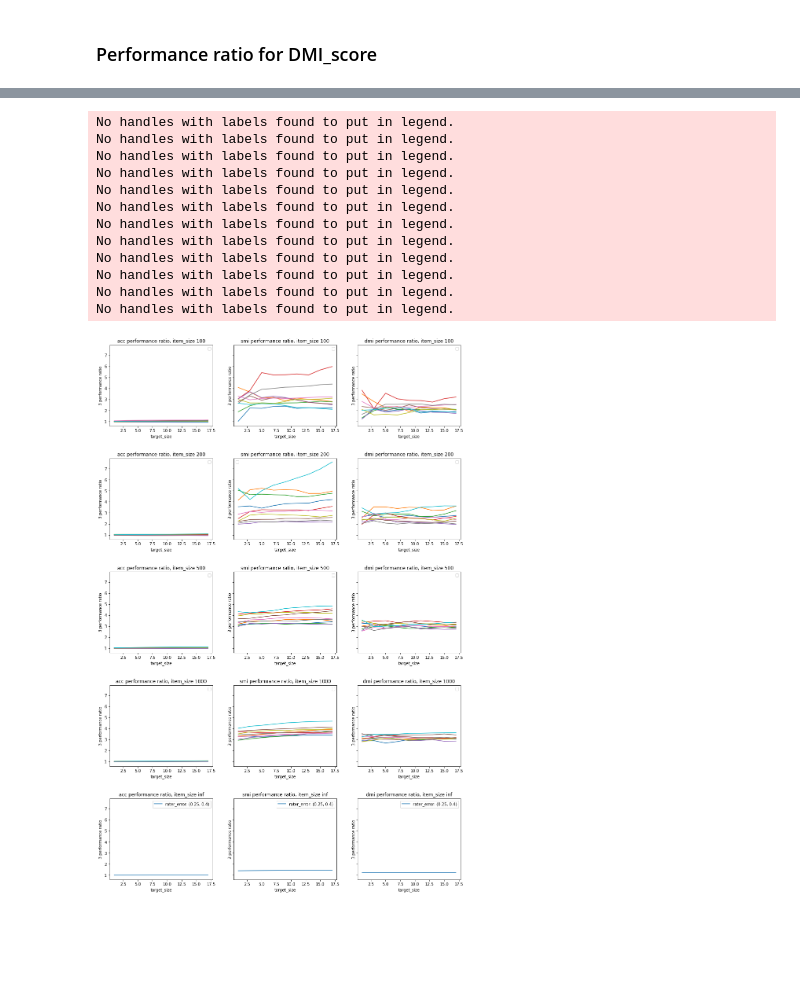
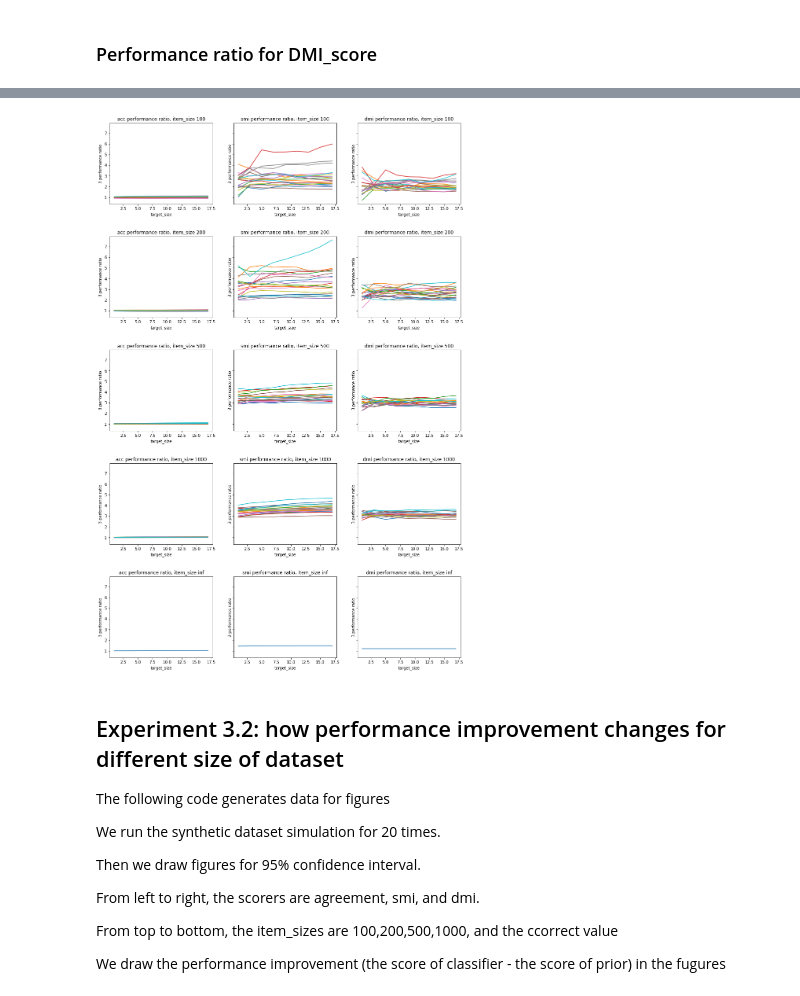
Before and after one commit to presnick/surveyequivalence, a Jupyter notebook: simulations/experiment_notebook.ipynb, the cells around one changed output, grey strips where cells are left out. Cells and saved outputs as stored; diff of their text form; code cells hidden in the pictures; blank space fills up the shorter version.

```diff
--- a/simulations/experiment_notebook.ipynb
+++ b/simulations/experiment_notebook.ipynb
@@ -2144,7 +2151,7 @@ def get_smi_perf_ratio(item_size,soft_classifier,target_raters,source_raters):
 # %% [markdown]
 ### Performance ratio for DMI_score
 # %%
-def get_dmi_perf_ratio(item_size,soft_classifier,target_raters,source_raters):
+def get_dmi_perf(item_size,soft_classifier,target_raters,source_raters,ratio=False):
 
 #     plt.figure()
 
@@ -2181,7 +2188,10 @@ def get_dmi_perf_ratio(item_size,soft_classifier,target_raters,source_raters):
             ABC_score.append(dmi_score(W=target_raters[r_error],soft_classifier=abc_output,t_size=t))
             prior_score.append(dmi_score(W=target_raters[r_error],soft_classifier=prior_output,t_size=t))
 
-        performance_ratio = (np.array(classifier_acc)-np.array(prior_score))/(np.array(ABC_score)-np.array(prior_score))
+        if ratio:
+            performance_ratio = (np.array(classifier_acc)-np.array(prior_score))/(np.array(ABC_score)-np.array(prior_score))
+        else:
+            performance_ratio = (np.array(classifier_acc)-np.array(prior_score))
 #         plt.plot(t_sizes,performance_ratio,label = 'rater_error: '+str(r_error))
 
         data_y[r_error] = performance_ratio
@@ -2198 +2275,12 @@ def get_dmi_perf_ratio(item_size,soft_classifier,target_raters,source_raters):
+# %%
+# Confidence Interval Calculation
+# Refer to https://stackoverflow.com/questions/15033511/compute-a-confidence-interval-from-sample-data
+
+import scipy.stats
+
+def mean_confidence_interval(data, confidence=0.95):
+    mean = np.mean(data)
+    sem = scipy.stats.sem(data)
+    h = sem * scipy.stats.t.ppf((1 + confidence) / 2, len(data)-1)
+    return mean, mean-h, mean+h
 # %% [markdown]
@@ -2232,18 +2290,6 @@ The groundtruth (prior) is 0.5 for neg and 0.5 for pos.
 # %%
-bootstrap = 10
+bootstrap = 20
 item_sizes = [100,200,500,1000]
-
-import scipy.stats
-
-
-
-
-def mean_confidence_interval(data, confidence=0.9):
-    a = 1.0 * np.array(data)
-    n = len(a)
-    m, se = np.mean(a), scipy.stats.sem(a)
-    h = se * scipy.stats.t.ppf((1 + confidence) / 2., n-1)
-    return m, m-h, m+h
 
 scorers = ['acc','smi','dmi']
 running_data_y = dict()
@@ -2262,7 +2308,7 @@ for _ in range(bootstrap):
             target_raters[rater_error] = synthetic_data(item_size=item_size,ground_truth=ground_truth)
             source_raters[rater_error] = synthetic_data(item_size=item_size,ground_truth=ground_truth)
 
-        data_x,data_y = get_agreement_perf_ratio(item_size=item_size, hard_classifier=hard_classifier_output, target_raters=target_raters, source_raters=source_raters)
+        data_x,data_y = get_agreement_perf(item_size=item_size, hard_classifier=hard_classifier_output, target_raters=target_raters, source_raters=source_raters, ratio=True)
 
         if ('acc',item_size) not in running_data_y:
             running_data_y[('acc',item_size)] = []
@@ -2271,7 +2317,7 @@ for _ in range(bootstrap):
 #         for r_error in data_x:
 #             axs[i,0].plot(data_x[r_error],data_y[r_error],label = 'rater_error: '+str(r_error))
 
-        data_x,data_y = get_smi_perf_ratio(item_size=item_size, soft_classifier=soft_classifier_output, target_raters=target_raters, source_raters=source_raters)
+        data_x,data_y = get_smi_perf(item_size=item_size, soft_classifier=soft_classifier_output, target_raters=target_raters, source_raters=source_raters, ratio=True)
 
         if ('smi',item_size) not in running_data_y:
             running_data_y[('smi',item_size)] = []
@@ -2280,7 +2326,7 @@ for _ in range(bootstrap):
 #         for r_error in data_x:
 #             axs[i,1].plot(data_x[r_error],data_y[r_error],label = 'rater_error: '+str(r_error))
 
-        data_x,data_y = get_dmi_perf_ratio(item_size=item_size, soft_classifier=soft_classifier_output, target_raters=target_raters, source_raters=source_raters)
+        data_x,data_y = get_dmi_perf(item_size=item_size, soft_classifier=soft_classifier_output, target_raters=target_raters, source_raters=source_raters, ratio=True)
 
         if ('dmi',item_size) not in running_data_y:
             running_data_y[('dmi',item_size)] = []
@@ -2395,5 +2462,4 @@ fig.show()
 # %%
-
 fig,axs = plt.subplots(5, 3, sharex=False, sharey=True, figsize=(16, 25))
 rater_errors = [(0.1,0.2),(0.2,0.3),(0.25,0.4)]
 i = 0
@@ -2433,9 +2499,10 @@ for item_size in item_sizes:
 
     i += 1
 
+
 s_size = 3
 
-GT = np.array([[0.6,0.],[0.,0.4]])
+GT = np.array([[0.5,0.],[0.,0.5]])
 
 
 classifier_noise = np.array([[0.8,0.2],[0.2,0.8]]).T
@@ -2508,7 +2575,7 @@ for item_size in item_sizes:
 
 s_size = 3
 
-GT = np.array([[0.6,0.],[0.,0.4]])
+GT = np.array([[0.5,0.],[0.,0.5]])
 
 
 classifier_noise = np.array([[0.8,0.2],[0.2,0.8]]).T
@@ -2523,44 +2590,45 @@ for r_error in rater_errors:
 
     dmi_ratio = []
     smi_ratio = []
     acc_ratio = []
 
     for t in t_sizes:
 
         t_noise = calc_panel_noise_matrix(p_neg=p_neg,p_pos=p_pos,panel_size=t)
 
         t_vs_classifier_confusion = np.dot(classifier_confusion,t_noise)
         t_vs_source_confusion = np.dot(source_panel,t_noise)
 
         dmi_ratio.append(dmi(t_vs_classifier_confusion)/dmi(t_vs_source_confusion))
         smi_ratio.append(smi(t_vs_classifier_confusion)/smi(t_vs_source_confusion))
         acc_ratio.append(acc(t_vs_classifier_confusion)/acc(t_vs_source_confusion))
 
     axs[4,0].plot(t_sizes,acc_ratio,label = 'rater_error: '+str(r_error))
     axs[4,1].plot(t_sizes,smi_ratio,label = 'rater_error: '+str(r_error))
     axs[4,2].plot(t_sizes,dmi_ratio,label = 'rater_error: '+str(r_error))
 
 for i in range(5):
     for j in range(3):
-        axs[i,j].legend()
         axs[i,j].set_xlabel('target_size')
         axs[i,j].set_ylabel('3 performance ratio')
         axs[i,j].set_title(scorers[j]+' performance ratio, item_size '+str(item_sizes[i]))
 
 plt.subplots_adjust(hspace = 0.4)
 
 plt.show()
 # %% [output]
-No handles with labels found to put in legend.
-No handles with labels found to put in legend.
-No handles with labels found to put in legend.
-No handles with labels found to put in legend.
-No handles with labels found to put in legend.
-No handles with labels found to put in legend.
-No handles with labels found to put in legend.
-No handles with labels found to put in legend.
-No handles with labels found to put in legend.
-No handles with labels found to put in legend.
-No handles with labels found to put in legend.
-No handles with labels found to put in legend.
-[figure, old version]
+[figure, new version]
+# %% [markdown]
+## Experiment 3.2: how performance improvement changes for different size of dataset
+
+The following code generates data for figures
+
+We run the synthetic dataset simulation for 20 times.
+
+Then we draw figures for 95% confidence interval.
+
+From left to right, the scorers are agreement, smi, and dmi.
+
+From top to bottom, the item_sizes are 100,200,500,1000, and the ccorrect value
+
+We draw the performance improvement (the score of classifier - the score of prior) in the fugures
```
Also changed, not shown: parts of 14 cells of this notebook.
